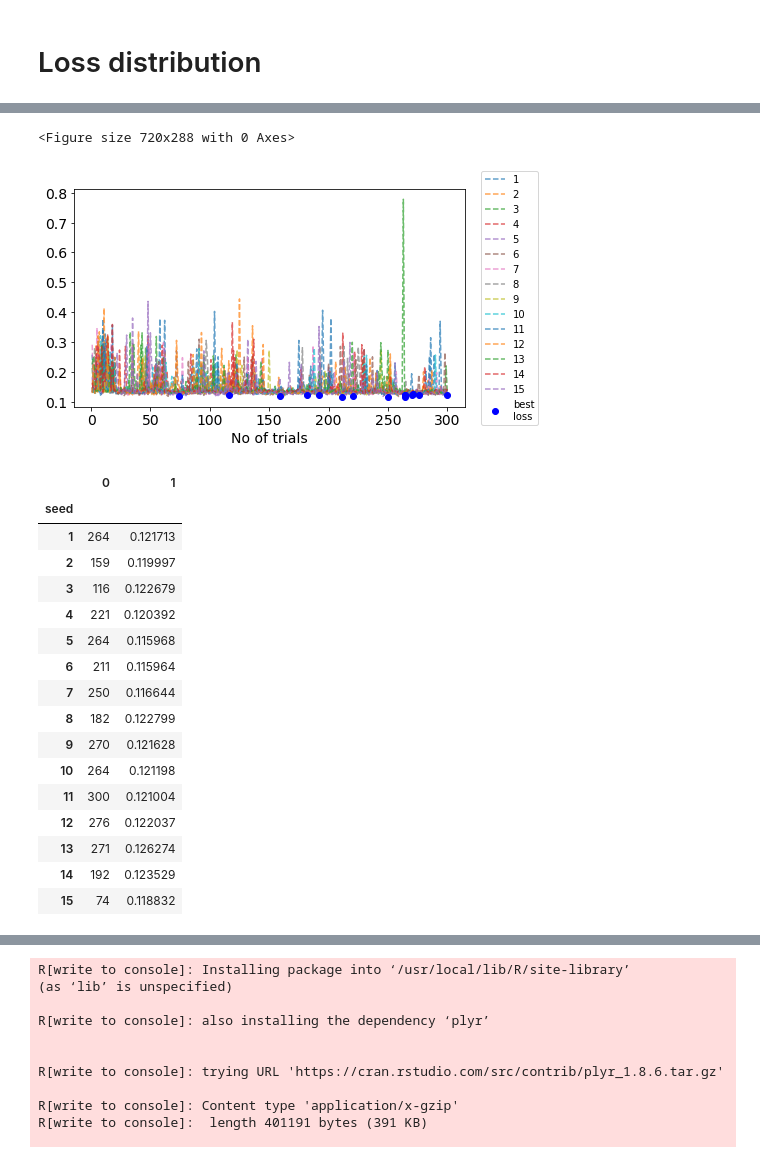
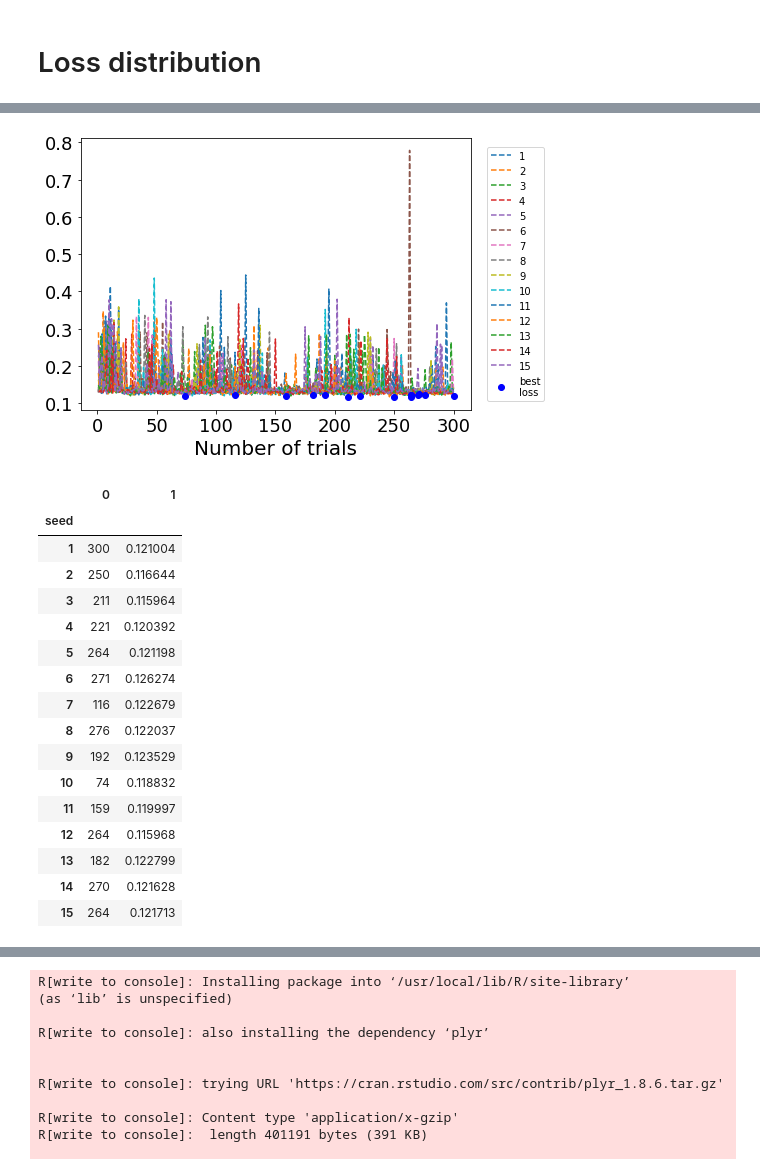
Before and after one commit to Birkamal/statistical_analysis, a Jupyter notebook: project_analysis.ipynb, the cells around one changed output, grey strips where cells are left out. Cells and saved outputs as stored; diff of their text form; code cells hidden in the pictures.

```diff
--- a/project_analysis.ipynb
+++ b/project_analysis.ipynb
@@ -52,6 +83,6 @@ plt.show()
 # %%
 # load the file path for the resuls
-file = glob.glob('/content/drive/My Drive/project_results/loss_csv_results/*/*')
+file = glob.glob('/content/drive/My Drive/XGBoost_results/loss_csv_results/*/*')
 print(file)
 
 # adding experiment number using list comprehension
@@ -63,6 +94,6 @@ def process_frame(path):
 # combine the dataframe
 frames = [ process_frame(f) for f in file ]
 result = pd.concat(frames)
-result = result.reset_index().drop('index', axis = 1)
-result
+result_x = result.reset_index().drop('index', axis = 1)
+result_x
 # %% [output]
@@ -99,7 +200,7 @@ plt.show()
 # %%
-result1 = result[['iteration','optim_type','loss','seed']].drop_duplicates(keep = 'first')
+result_xgb = result_x[['iteration','optim_type','loss','seed']].drop_duplicates(keep = 'first')
 # %%
-loss_xgb = result1.set_index(['iteration','seed','optim_type']).unstack().unstack().dropna(axis=1, how='all')
+loss_xgb = result_xgb.set_index(['iteration','seed','optim_type']).unstack().unstack().dropna(axis=1, how='all')
 loss_xgb.head(10)
 # %% [output]
 |  | loss |  |  |  |  |  |  |  |  |  |  | ... |
@@ -119,34 +220,36 @@ loss_xgb.head(10)
 # %%
-plt.figure(figsize= (10,4))
-fig = loss_xgb['loss', 'hyperopt'].plot(figsize= (7,4), alpha = 0.7, style = "--")
+#plt.figure(figsize=(18,12))
+
+fig = loss_xgb['loss', 'hyperopt'].plot(figsize= (7,5), alpha = 1, style = "--")
+#plt.plot(figsize=(18,12))
 plt.plot(loss_xgb['loss', 'hyperopt'].idxmin(),loss_xgb['loss', 'hyperopt'].min(), 'o',label='best\nloss',markersize=6, color="blue")
 plt.legend(loc='right', bbox_to_anchor=(1.2, 0.5), ncol=1)
-plt.xlabel("No of trials", size=14)
-plt.xticks(size=14)
-plt.yticks(size=14)
-plt.savefig("xgb_hyperopt_loss.png", bbox_inches='tight')
+plt.xlabel("Number of trials", size=20)
+plt.xticks(size=18)
+plt.yticks(size=18)
+
+plt.savefig("xgb_hyperopt_loss_n.png", bbox_inches='tight')
 plt.show()
 # %% [output]
-<Figure size 720x288 with 0 Axes>
-[figure, old version]
+[figure, new version]
 # %%
 pd.concat([loss_xgb['loss', 'hyperopt'].idxmin(),loss_xgb['loss', 'hyperopt'].min()], axis=1)
 # %% [output]
 |  | 0 | 1 |
 | seed |  |  |
-| 1 | 264 | 0.121713 |
-| 2 | 159 | 0.119997 |
-| 3 | 116 | 0.122679 |
+| 1 | 300 | 0.121004 |
+| 2 | 250 | 0.116644 |
+| 3 | 211 | 0.115964 |
 | 4 | 221 | 0.120392 |
-| 5 | 264 | 0.115968 |
-| 6 | 211 | 0.115964 |
-| 7 | 250 | 0.116644 |
-| 8 | 182 | 0.122799 |
-| 9 | 270 | 0.121628 |
-| 10 | 264 | 0.121198 |
-| 11 | 300 | 0.121004 |
-| 12 | 276 | 0.122037 |
-| 13 | 271 | 0.126274 |
-| 14 | 192 | 0.123529 |
-| 15 | 74 | 0.118832 |
+| 5 | 264 | 0.121198 |
+| 6 | 271 | 0.126274 |
+| 7 | 116 | 0.122679 |
+| 8 | 276 | 0.122037 |
+| 9 | 192 | 0.123529 |
+| 10 | 74 | 0.118832 |
+| 11 | 159 | 0.119997 |
+| 12 | 264 | 0.115968 |
+| 13 | 182 | 0.122799 |
+| 14 | 270 | 0.121628 |
+| 15 | 264 | 0.121713 |
 # %%
```
Also changed, not shown: parts of 67 cells of this notebook.
